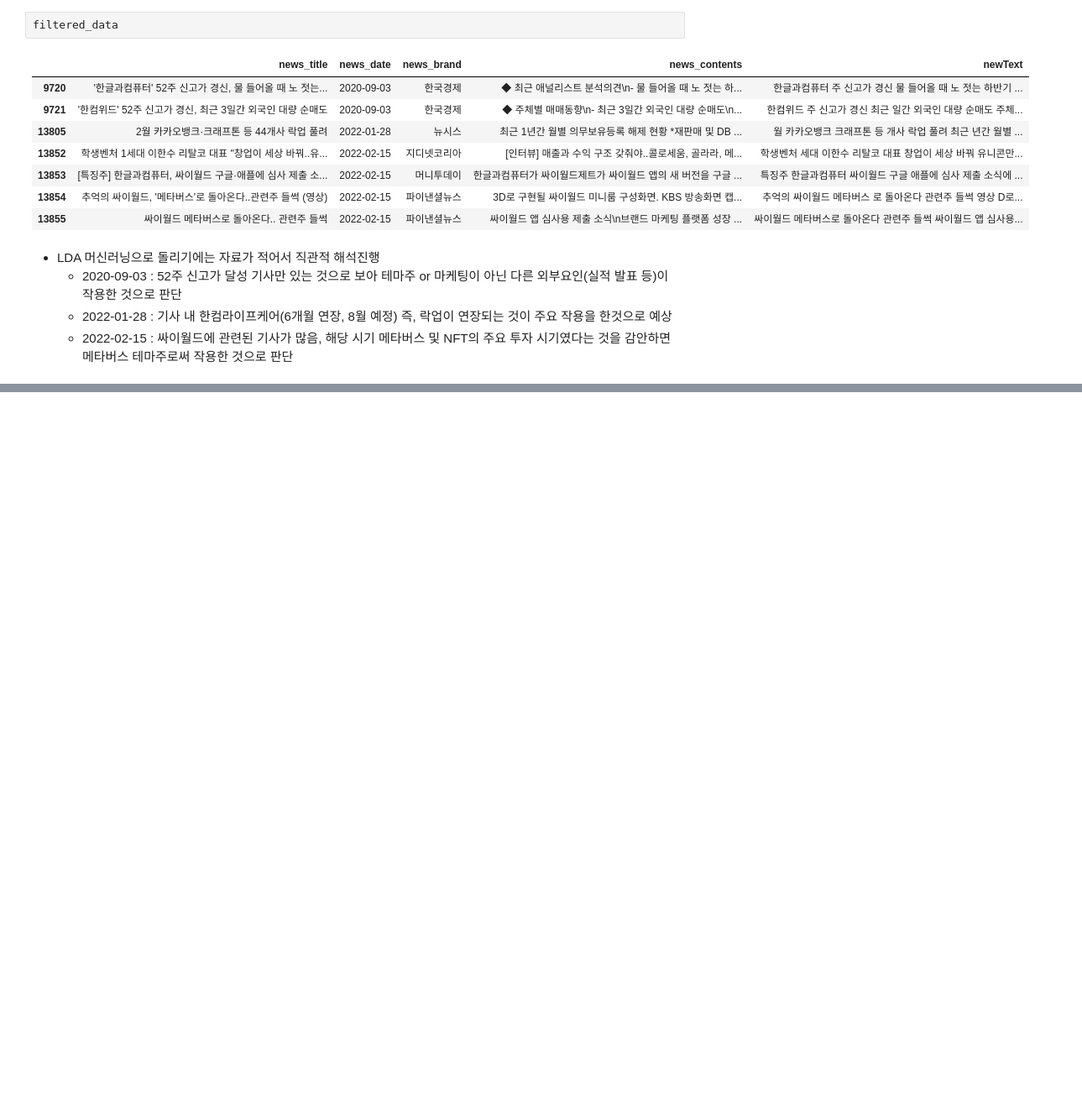
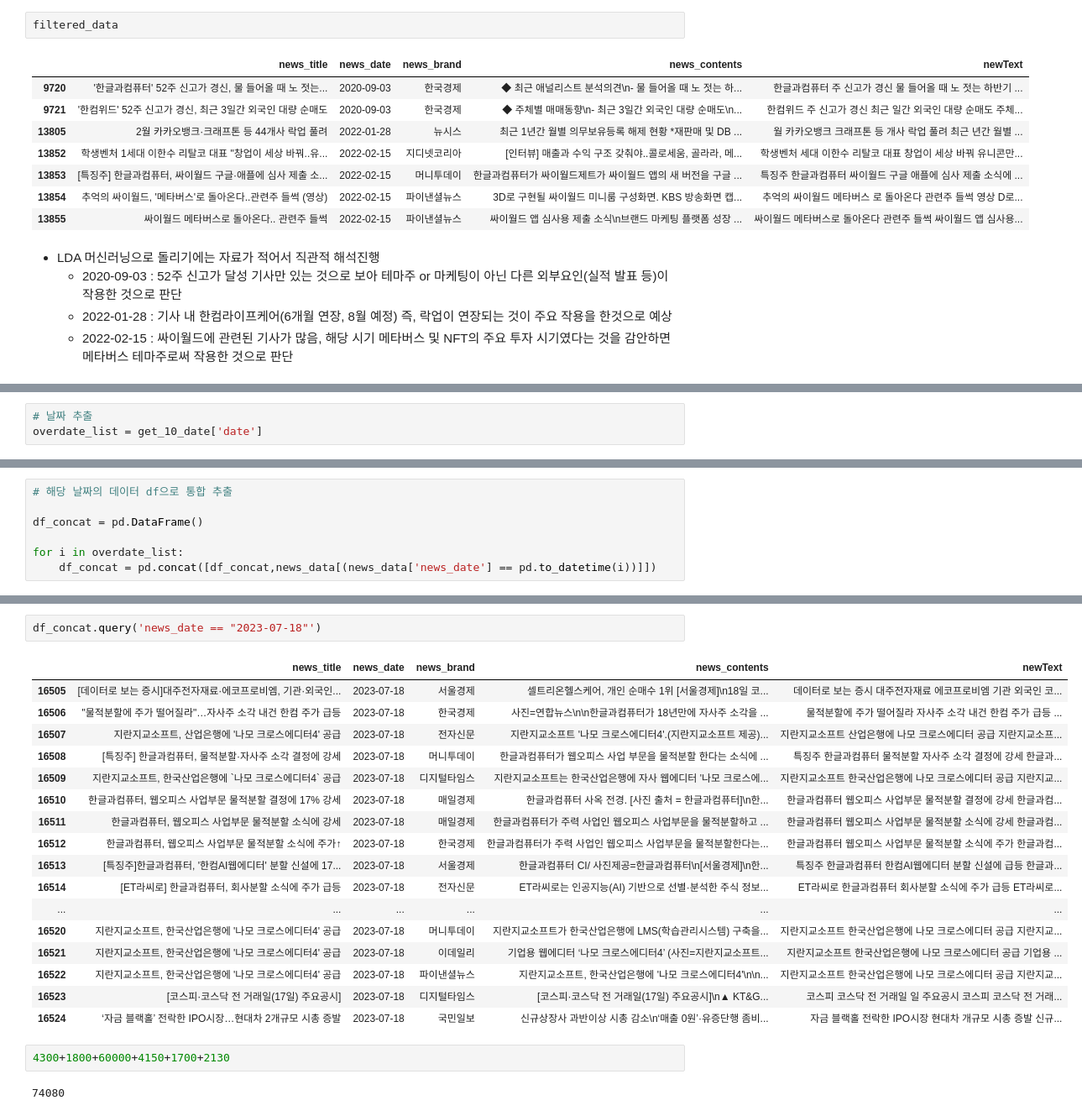
Before and after one commit to skymined/hancom_keyword, a Jupyter notebook: analysis/yohan/total_analysis.ipynb, the cells around one changed output, grey strips where cells are left out. Shown at 84% size. Saved outputs shown, nothing was run; the diff lists cells and outputs as text; blank space fills up the shorter version.

```diff
--- a/analysis/yohan/total_analysis.ipynb
+++ b/analysis/yohan/total_analysis.ipynb
@@ -149,0 +166,3 @@ filtered_data
+# %%
+# 날짜 추출
+overdate_list = get_10_date['date']
@@ -149,0 +183,7 @@ filtered_data
+# %%
+# 해당 날짜의 데이터 df으로 통합 추출
+
+df_concat = pd.DataFrame()
+
+for i in overdate_list:
+    df_concat = pd.concat([df_concat,news_data[(news_data['news_date'] == pd.to_datetime(i))]])
@@ -149,0 +492,24 @@ filtered_data
+# %%
+df_concat.query('news_date == "2023-07-18"')
+# %% [output]
+|  | news_title | news_date | news_brand | news_contents | newText |
+| 16505 | [데이터로 보는 증시]대주전자재료·에코프로비엠, 기관·외국인... | 2023-07-18 | 서울경제 | 셀트리온헬스케어, 개인 순매수 1위 [서울경제]\n18일 코... | 데이터로 보는 증시 대주전자재료 에코프로비엠 기관 외국인 코... |
+| 16506 | "물적분할에 주가 떨어질라"…자사주 소각 내건 한컴 주가 급등 | 2023-07-18 | 한국경제 | 사진=연합뉴스\n\n한글과컴퓨터가 18년만에 자사주 소각을 ... | 물적분할에 주가 떨어질라 자사주 소각 내건 한컴 주가 급등 ... |
+| 16507 | 지란지교소프트, 산업은행에 '나모 크로스에디터4' 공급 | 2023-07-18 | 전자신문 | 지란지교소프트 '나모 크로스에디터4'.(지란지교소프트 제공)... | 지란지교소프트 산업은행에 나모 크로스에디터 공급 지란지교소프... |
+| 16508 | [특징주] 한글과컴퓨터, 물적분할·자사주 소각 결정에 강세 | 2023-07-18 | 머니투데이 | 한글과컴퓨터가 웹오피스 사업 부문을 물적분할 한다는 소식에 ... | 특징주 한글과컴퓨터 물적분할 자사주 소각 결정에 강세 한글과... |
+| 16509 | 지란지교소프트, 한국산업은행에 `나모 크로스에디터4` 공급 | 2023-07-18 | 디지털타임스 | 지란지교소프트는 한국산업은행에 자사 웹에디터 '나모 크로스에... | 지란지교소프트 한국산업은행에 나모 크로스에디터 공급 지란지교... |
+| 16510 | 한글과컴퓨터, 웹오피스 사업부문 물적분할 결정에 17% 강세 | 2023-07-18 | 매일경제 | 한글과컴퓨터 사옥 전경. [사진 출처 = 한글과컴퓨터]\n한... | 한글과컴퓨터 웹오피스 사업부문 물적분할 결정에 강세 한글과컴... |
+| 16511 | 한글과컴퓨터, 웹오피스 사업부문 물적분할 소식에 강세 | 2023-07-18 | 매일경제 | 한글과컴퓨터가 주력 사업인 웹오피스 사업부문을 물적분할하고 ... | 한글과컴퓨터 웹오피스 사업부문 물적분할 소식에 강세 한글과컴... |
+| 16512 | 한글과컴퓨터, 웹오피스 사업부문 물적분할 소식에 주가↑ | 2023-07-18 | 한국경제 | 한글과컴퓨터가 주력 사업인 웹오피스 사업부문을 물적분할한다는... | 한글과컴퓨터 웹오피스 사업부문 물적분할 소식에 주가 한글과컴... |
+| 16513 | [특징주]한글과컴퓨터, '한컴AI웹에디터' 분할 신설에 17... | 2023-07-18 | 서울경제 | 한글과컴퓨터 CI/ 사진제공=한글과컴퓨터\n[서울경제]\n한... | 특징주 한글과컴퓨터 한컴AI웹에디터 분할 신설에 급등 한글과... |
+| 16514 | [ET라씨로] 한글과컴퓨터, 회사분할 소식에 주가 급등 | 2023-07-18 | 전자신문 | ET라씨로는 인공지능(AI) 기반으로 선별·분석한 주식 정보... | ET라씨로 한글과컴퓨터 회사분할 소식에 주가 급등 ET라씨로... |
+| ... | ... | ... | ... | ... | ... |
+| 16520 | 지란지교소프트, 한국산업은행에 '나모 크로스에디터4' 공급 | 2023-07-18 | 머니투데이 | 지란지교소프트가 한국산업은행에 LMS(학습관리시스템) 구축을... | 지란지교소프트 한국산업은행에 나모 크로스에디터 공급 지란지교... |
+| 16521 | 지란지교소프트, 한국산업은행에 '나모 크로스에디터4' 공급 | 2023-07-18 | 이데일리 | 기업용 웹에디터 ‘나모 크로스에디터4’ (사진=지란지교소프트... | 지란지교소프트 한국산업은행에 나모 크로스에디터 공급 기업용 ... |
+| 16522 | 지란지교소프트, 한국산업은행에 '나모 크로스에디터4' 공급 | 2023-07-18 | 파이낸셜뉴스 | 지란지교소프트, 한국산업은행에 '나모 크로스에디터4'\n\n... | 지란지교소프트 한국산업은행에 나모 크로스에디터 공급 지란지교... |
+| 16523 | [코스피·코스닥 전 거래일(17일) 주요공시] | 2023-07-18 | 디지털타임스 | [코스피·코스닥 전 거래일(17일) 주요공시]\n▲ KT&G... | 코스피 코스닥 전 거래일 일 주요공시 코스피 코스닥 전 거래... |
+| 16524 | ‘자금 블랙홀’ 전락한 IPO시장…현대차 2개규모 시총 증발 | 2023-07-18 | 국민일보 | 신규상장사 과반이상 시총 감소\n‘매출 0원’·유증단행 좀비... | 자금 블랙홀 전락한 IPO시장 현대차 개규모 시총 증발 신규... |
+# %%
+4300+1800+60000+4150+1700+2130
+# %% [output]
+74080
```
Also changed, not shown: parts of 36 cells of this notebook, 3 other files.
